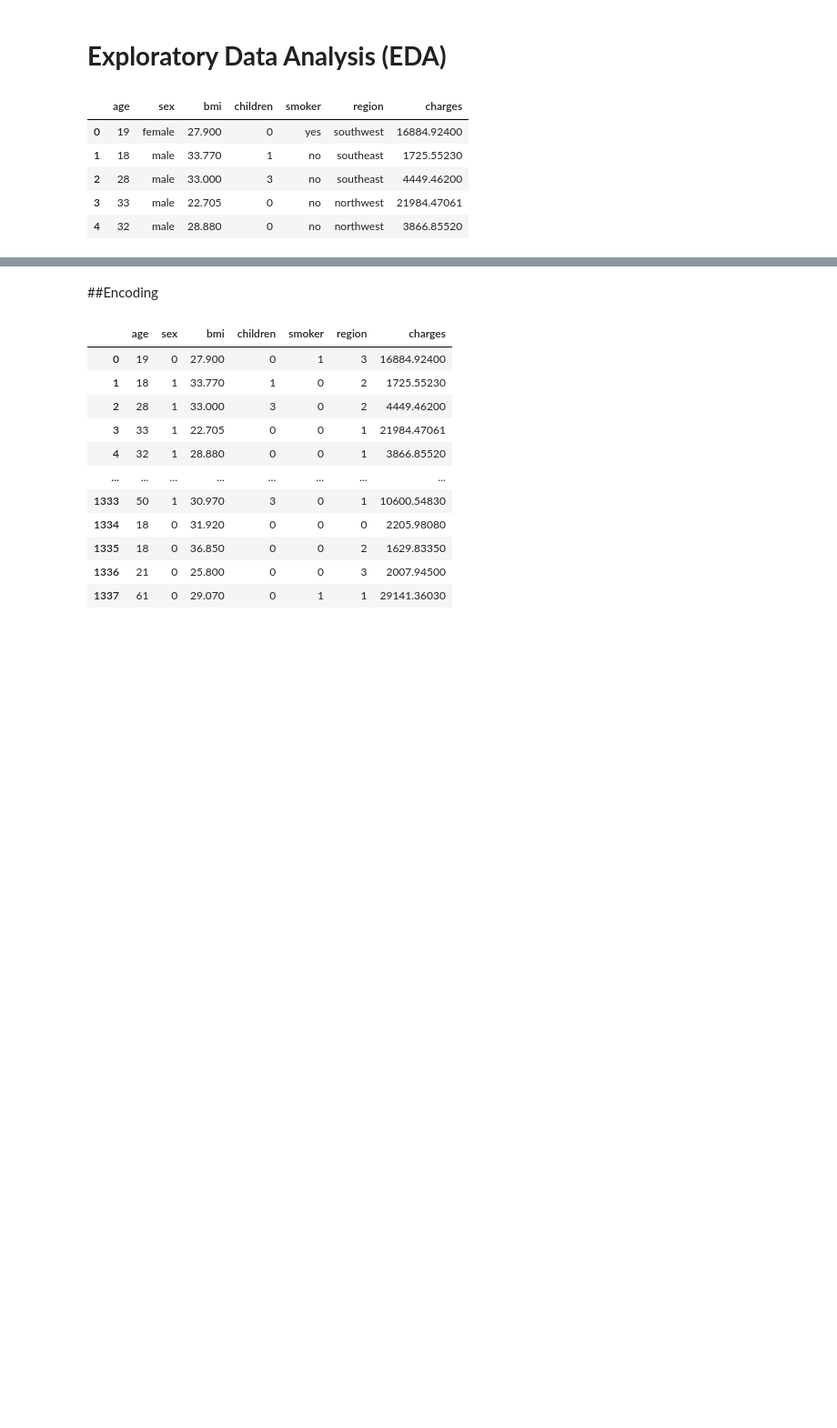
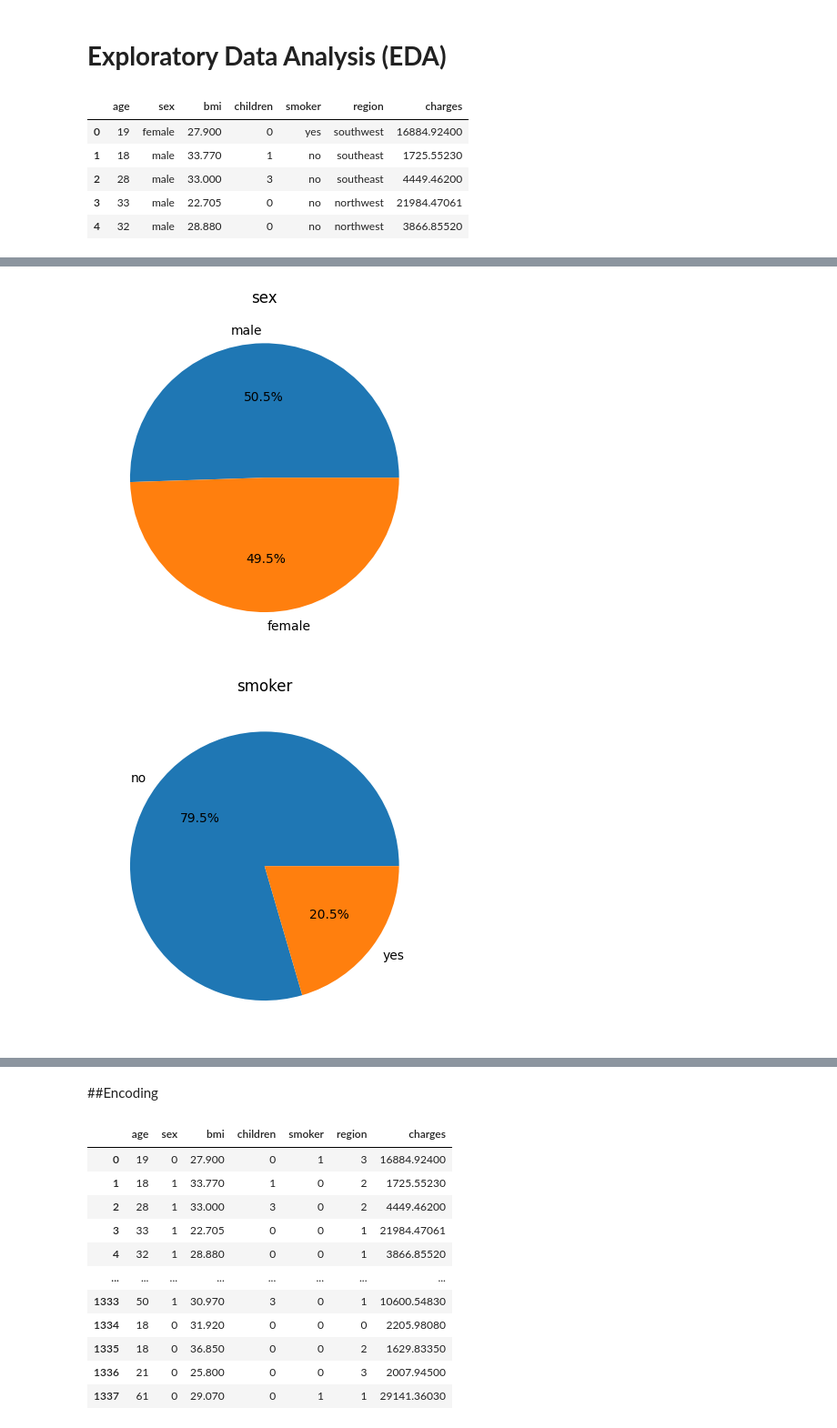
Before and after one commit to DuhanMahardikaA/Medical-Cost-Prediction, a Jupyter notebook: Medical_Cost_Prediction.ipynb, the cells around one changed output, grey strips where cells are left out. Shown at 91% size. Cells and saved outputs as stored; diff of their text form; code cells hidden in the pictures; blank space fills up the shorter version.

```diff
--- a/Medical_Cost_Prediction.ipynb
+++ b/Medical_Cost_Prediction.ipynb
@@ -159,0 +176,12 @@ insurance.head()
+# %%
+pie_col = ['sex','smoker','region']
+
+
+for h in pie_col:
+  count=insurance[h].value_counts()
+  plt.pie(count.values, labels=count.index, autopct="%1.1f%%")
+  plt.title(h)
+  plt.show()
+# %% [output]
+[figure, added]
+[figure, added]
```
Also changed, not shown: parts of 4 cells of this notebook.
